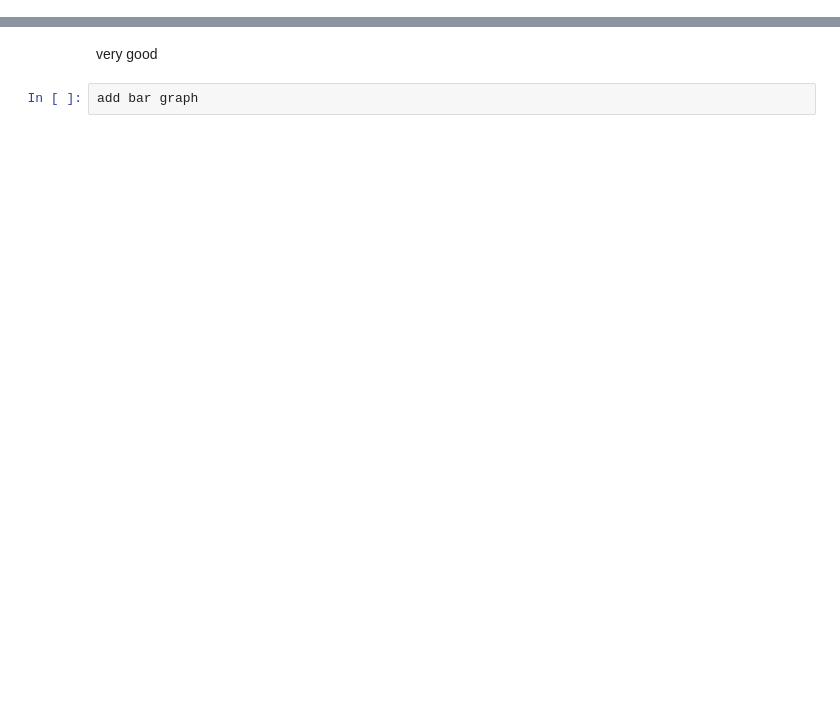
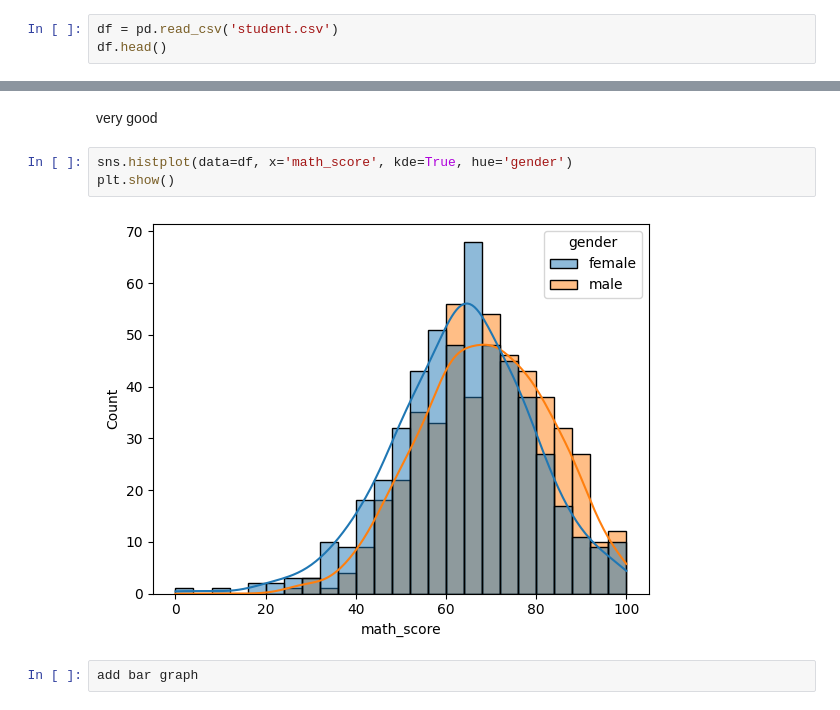
Before and after one commit to njasharp/Awesome-Python-Projects, a Jupyter notebook: bar.ipynb, the cells around one changed output, grey strips where cells are left out. Drawn from its saved outputs; the diff is of its cells as text; blank space fills up the shorter version.

```diff
--- a/bar.ipynb
+++ b/bar.ipynb
@@ -12,3 +17,6 @@ plt.bar(x, y)
 plt.show()
 # %% [output]
 [figure]
+# %%
+df = pd.read_csv('student.csv')
+df.head()
@@ -15,4 +30,9 @@ plt.show()
 # %% [markdown]
 very good
+# %%
+sns.histplot(data=df, x='math_score', kde=True, hue='gender')
+plt.show()
+# %% [output]
+[figure, added]
 # %%
 add bar graph
```
Also changed, not shown: parts of 2 cells of this notebook.
